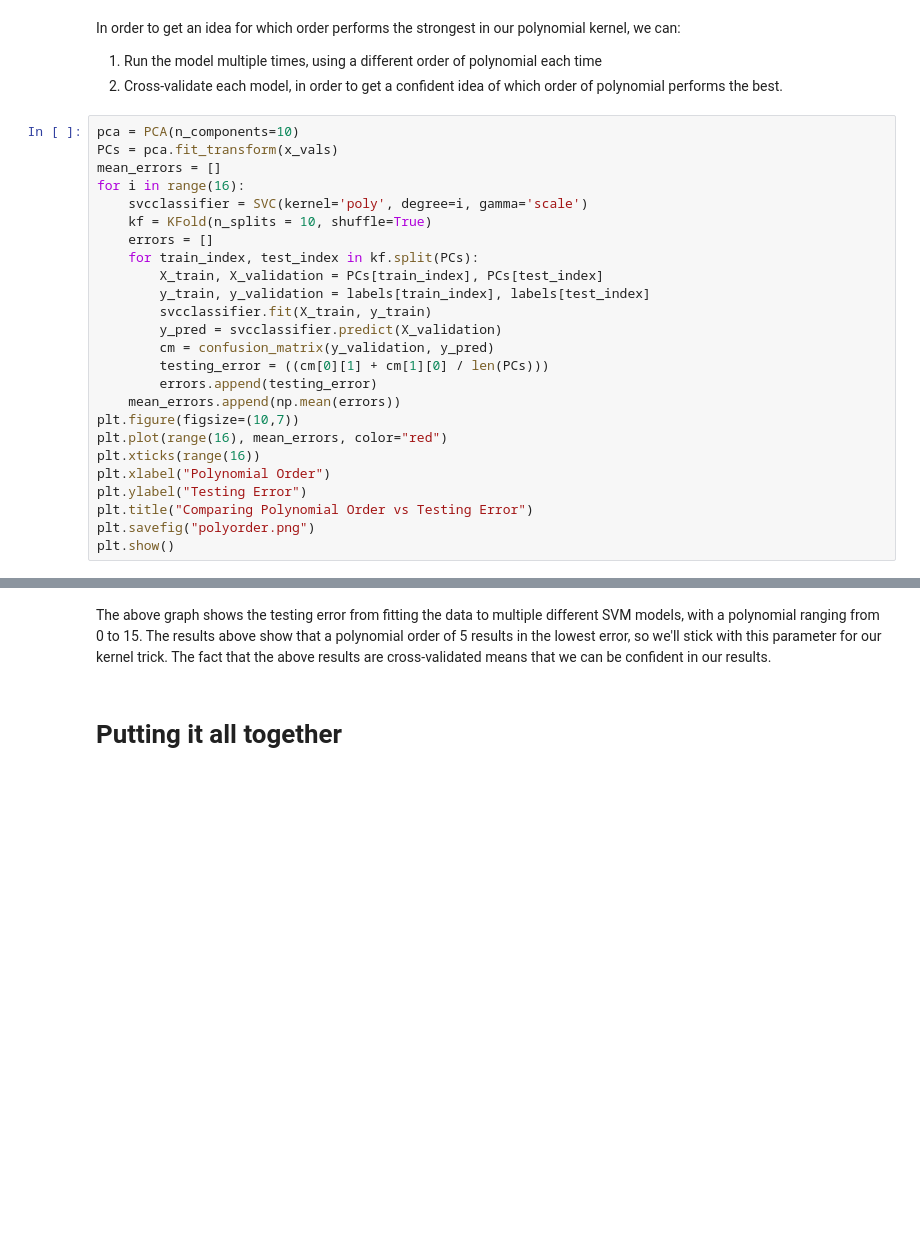
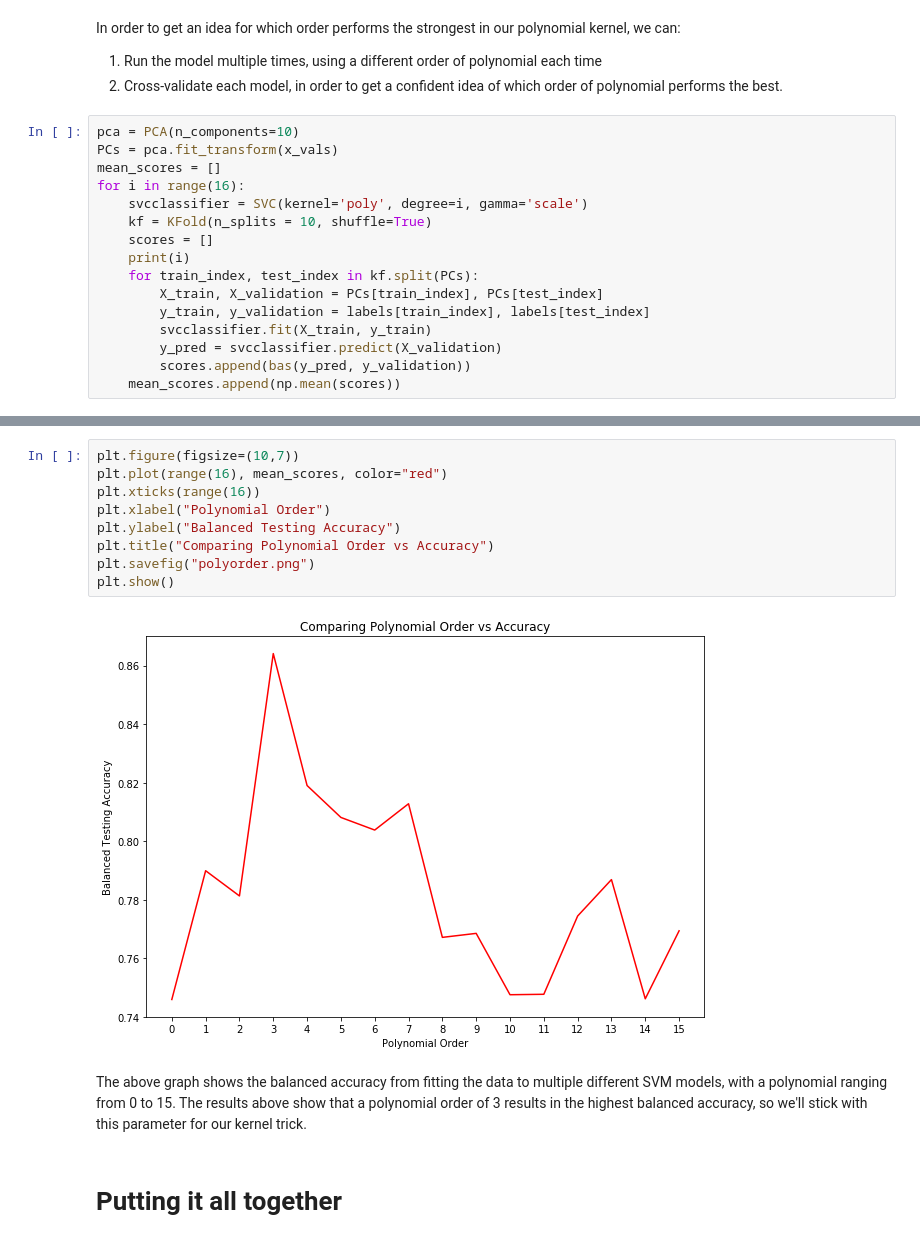
Before and after one commit to dbragdon1/Parkinson-s-Disease-Prediction, a Jupyter notebook: Parkinsons Prediction.ipynb, the cells around one changed output, grey strips where cells are left out. Drawn from its saved outputs; the diff is of its cells as text; blank space fills up the shorter version.

Commit message:
added balanced accuracy score

```diff
--- a/Parkinsons Prediction.ipynb
+++ b/Parkinsons Prediction.ipynb
@@ -117,26 +119,17 @@ In order to get an idea for which order performs the strongest in our polynomial
 # %%
 pca = PCA(n_components=10)
 PCs = pca.fit_transform(x_vals)
-mean_errors = []
+mean_scores = []
 for i in range(16):
     svcclassifier = SVC(kernel='poly', degree=i, gamma='scale')
     kf = KFold(n_splits = 10, shuffle=True)
-    errors = []
+    scores = []
+    print(i)
     for train_index, test_index in kf.split(PCs):
         X_train, X_validation = PCs[train_index], PCs[test_index]
         y_train, y_validation = labels[train_index], labels[test_index]
         svcclassifier.fit(X_train, y_train)
         y_pred = svcclassifier.predict(X_validation)
-        cm = confusion_matrix(y_validation, y_pred)
-        testing_error = ((cm[0][1] + cm[1][0] / len(PCs)))
-        errors.append(testing_error)
-    mean_errors.append(np.mean(errors))
-plt.figure(figsize=(10,7))
-plt.plot(range(16), mean_errors, color="red")
-plt.xticks(range(16))
-plt.xlabel("Polynomial Order")
-plt.ylabel("Testing Error")
-plt.title("Comparing Polynomial Order vs Testing Error")
-plt.savefig("polyorder.png")
-plt.show()
+        scores.append(bas(y_pred, y_validation))
+    mean_scores.append(np.mean(scores))
 # %% [output]
@@ -144,5 +152,16 @@ plt.show()
+# %%
+plt.figure(figsize=(10,7))
+plt.plot(range(16), mean_scores, color="red")
+plt.xticks(range(16))
+plt.xlabel("Polynomial Order")
+plt.ylabel("Balanced Testing Accuracy")
+plt.title("Comparing Polynomial Order vs Accuracy")
+plt.savefig("polyorder.png")
+plt.show()
+# %% [output]
+[figure, added]
 # %% [markdown]
-The above graph shows the testing error from fitting the data to multiple different SVM models, with a polynomial ranging from 0 to 15. The results above show that a polynomial order of 5 results in the lowest error, so we'll stick with this parameter for our kernel trick. The fact that the above results are cross-validated means that we can be confident in our results.
+The above graph shows the balanced accuracy from fitting the data to multiple different SVM models, with a polynomial ranging from 0 to 15. The results above show that a polynomial order of 3 results in the highest balanced accuracy, so we'll stick with this parameter for our kernel trick.
 # %% [markdown]
 # Putting it all together
 # %% [markdown]
```
Also changed, not shown: parts of 9 cells of this notebook, 3 other files.
